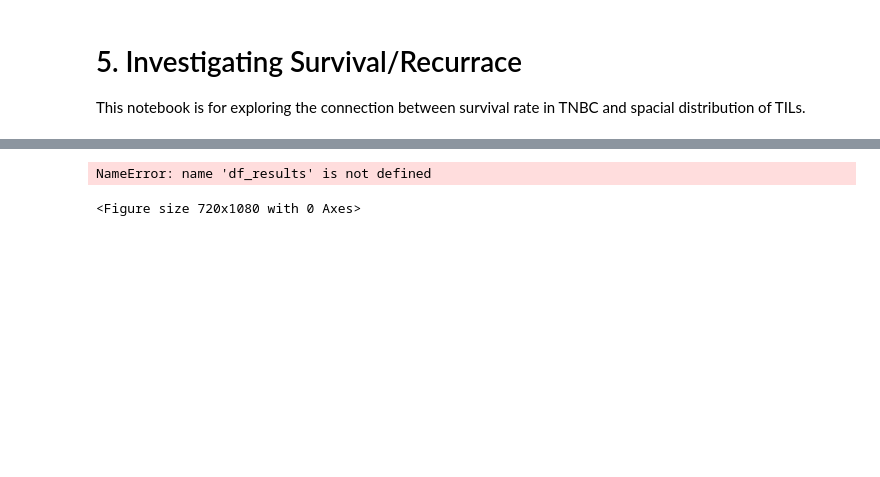
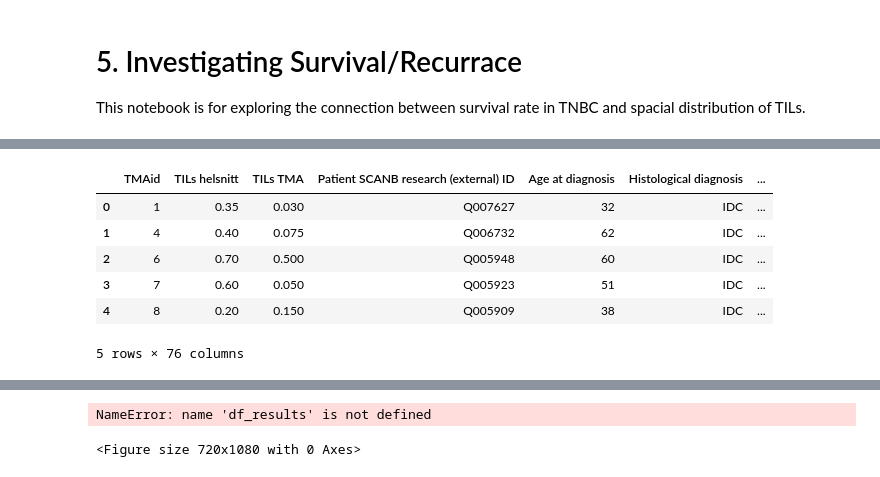
Before and after one commit to karvla/histosnet, a Jupyter notebook: notebooks/5. Investigating Survival.ipynb, the cells around one changed output, grey strips where cells are left out. Cells and saved outputs as stored; diff of their text form; code cells hidden in the pictures; blank space fills up the shorter version.

```diff
--- a/notebooks/5. Investigating Survival.ipynb
+++ b/notebooks/5. Investigating Survival.ipynb
@@ -215,3 +220,13 @@ df_wsi = None
+# %%
+df_all.head()
+# %% [output]
+|  | TMAid | TILs helsnitt | TILs TMA | Patient SCANB research (external) ID | Age at diagnosis | Histological diagnosis | ... |
+| 0 | 1 | 0.35 | 0.030 | Q007627 | 32 | IDC | ... |
+| 1 | 4 | 0.40 | 0.075 | Q006732 | 62 | IDC | ... |
+| 2 | 6 | 0.70 | 0.500 | Q005948 | 60 | IDC | ... |
+| 3 | 7 | 0.60 | 0.050 | Q005923 | 51 | IDC | ... |
+| 4 | 8 | 0.20 | 0.150 | Q005909 | 38 | IDC | ... |
+5 rows × 76 columns
 # %%
 def plot_compare(ylabels, xlabels, df, **kwargs):
     plt.figure(figsize=(5*len(ylabels),4))
```
Also changed, not shown: parts of 25 cells of this notebook.
